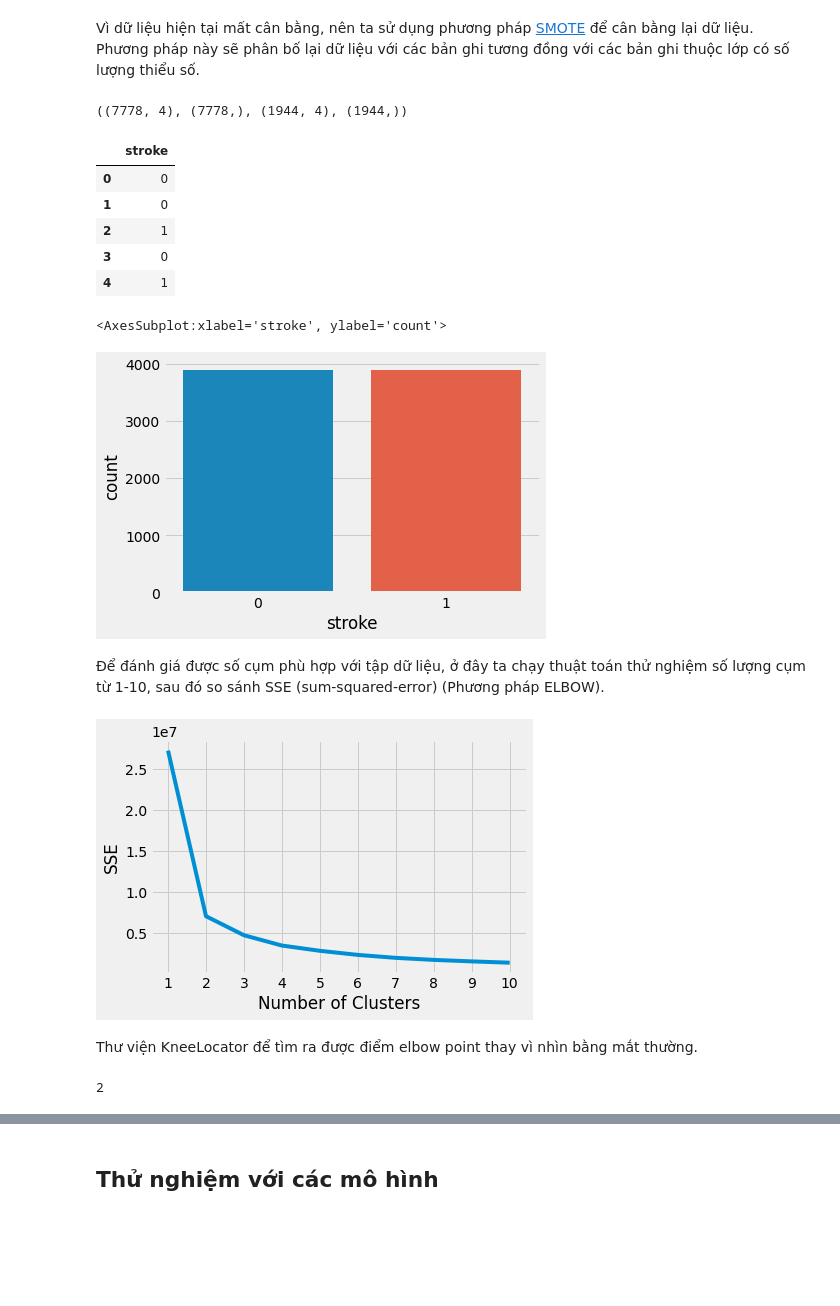
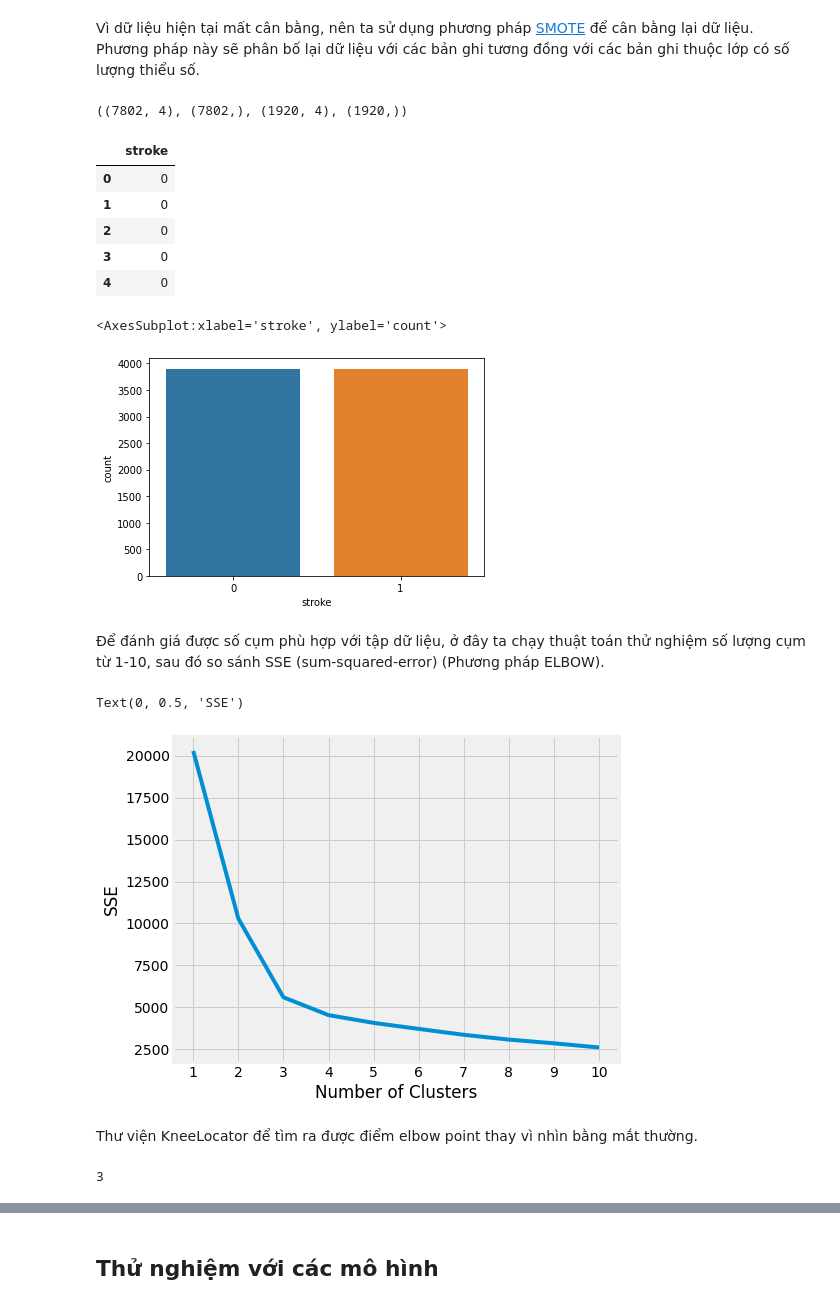
Before and after one commit to titoe218/mldm-ds-hus, a Jupyter notebook: learning/kmeans/Learning2.ipynb, the cells around one changed output, grey strips where cells are left out. Drawn from its saved outputs; the diff is of its cells as text; code cells hidden in the pictures; blank space fills up the shorter version.

```diff
--- a/learning/kmeans/Learning2.ipynb
+++ b/learning/kmeans/Learning2.ipynb
@@ -46,5 +53,5 @@ from sklearn.metrics import confusion_matrix, accuracy_score, classification_rep
 # %%
-data = pd.read_csv('../data/stroke.csv')
+data = pd.read_csv('../../data/stroke.csv')
 data.head(3)
 # %% [output]
 |  | id | gender | age | hypertension | heart_disease | ever_married | work_type | Residence_type | ... |
@@ -370,5 +376,5 @@ cols = ['age', 'heart_disease', 'avg_glucose_level', 'hypertension']
 # %%
-train_x,test_x,train_y,test_y=train_test_split(data[cols],data['stroke'],random_state=1255,test_size=0.2)
+train_x,test_x,train_y,test_y=train_test_split(df[cols],df['stroke'],random_state=42,test_size=0.2)
 #Splitting data
 train_x.shape,test_x.shape,train_y.shape,test_y.shape
 # %% [output]
@@ -382,7 +388,7 @@ test_x, test_y = smote.fit_resample(test_x, test_y)
 # %%
 train_x.shape,train_y.shape,test_x.shape,test_y.shape
 # %% [output]
-((7778, 4), (7778,), (1944, 4), (1944,))
+((7802, 4), (7802,), (1920, 4), (1920,))
 # %%
 df_y_train = pd.DataFrame({'stroke': train_y.values})
 df_y_train.head()
@@ -390,14 +396,14 @@ df_y_train.head()
 |  | stroke |
 | 0 | 0 |
 | 1 | 0 |
-| 2 | 1 |
+| 2 | 0 |
 | 3 | 0 |
-| 4 | 1 |
+| 4 | 0 |
 # %%
 sns.countplot(data=df_y_train, x='stroke')
 # %% [output]
 <AxesSubplot:xlabel='stroke', ylabel='count'>
-[figure, old version]
+[figure, new version]
 # %% [markdown]
 Để đánh giá được số cụm phù hợp với tập dữ liệu, ở đây ta chạy thuật toán thử nghiệm số lượng cụm từ 1-10, sau đó so sánh SSE (sum-squared-error) (Phương pháp ELBOW).
 # %%
@@ -414,14 +420,15 @@ for k in range(1, 11):
     kmeans.fit(train_x)
     sse.append(kmeans.inertia_)
 # %%
+plt.figure(figsize=(8,6))
 plt.style.use("fivethirtyeight")
 plt.plot(range(1, 11), sse)
 plt.xticks(range(1, 11))
 plt.xlabel("Number of Clusters")
 plt.ylabel("SSE")
-plt.show()
 # %% [output]
+Text(0, 0.5, 'SSE')
-[figure, old version]
+[figure, new version]
 # %% [markdown]
 Thư viện KneeLocator để tìm ra được điểm elbow point thay vì nhìn bằng mắt thường.
 # %%
@@ -430,5 +437,5 @@ kl = KneeLocator(range(1, 11), sse, curve="convex", direction="decreasing")
 
 kl.elbow
 # %% [output]
-2
+3
 # %% [markdown]
```
Also changed, not shown: parts of 25 cells of this notebook, 9 other files.
